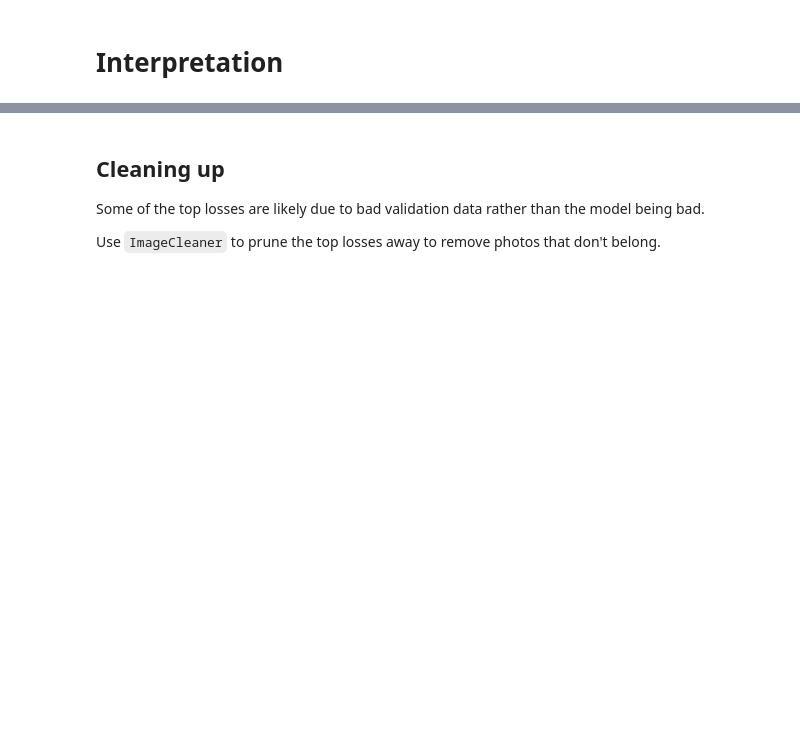
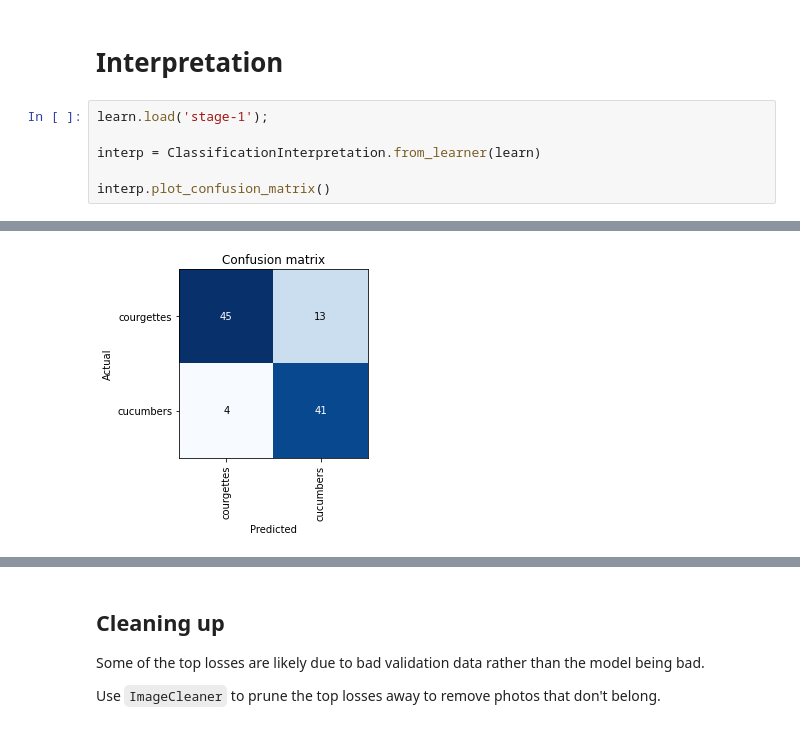
Before and after one commit to jaryaman/fastai-v3, a Jupyter notebook: notebooks/1-JA-cucumber-or-courgette.ipynb, the cells around one changed output, grey strips where cells are left out. Saved outputs shown, nothing was run; the diff lists cells and outputs as text; blank space fills up the shorter version.

```diff
--- a/notebooks/1-JA-cucumber-or-courgette.ipynb
+++ b/notebooks/1-JA-cucumber-or-courgette.ipynb
@@ -122,3 +134,10 @@ learn.fit_one_cycle(2, max_lr=slice(1e-4, 3e-4))
 learn.save('stage-2')
 # %% [markdown]
 # Interpretation
+# %%
+learn.load('stage-1');
+
+interp = ClassificationInterpretation.from_learner(learn)
+
+interp.plot_confusion_matrix()
+# %% [output]
@@ -124,0 +145 @@ learn.save('stage-2')
+[figure, added]
```
Also changed, not shown: parts of 37 cells of this notebook, 1 other file.
